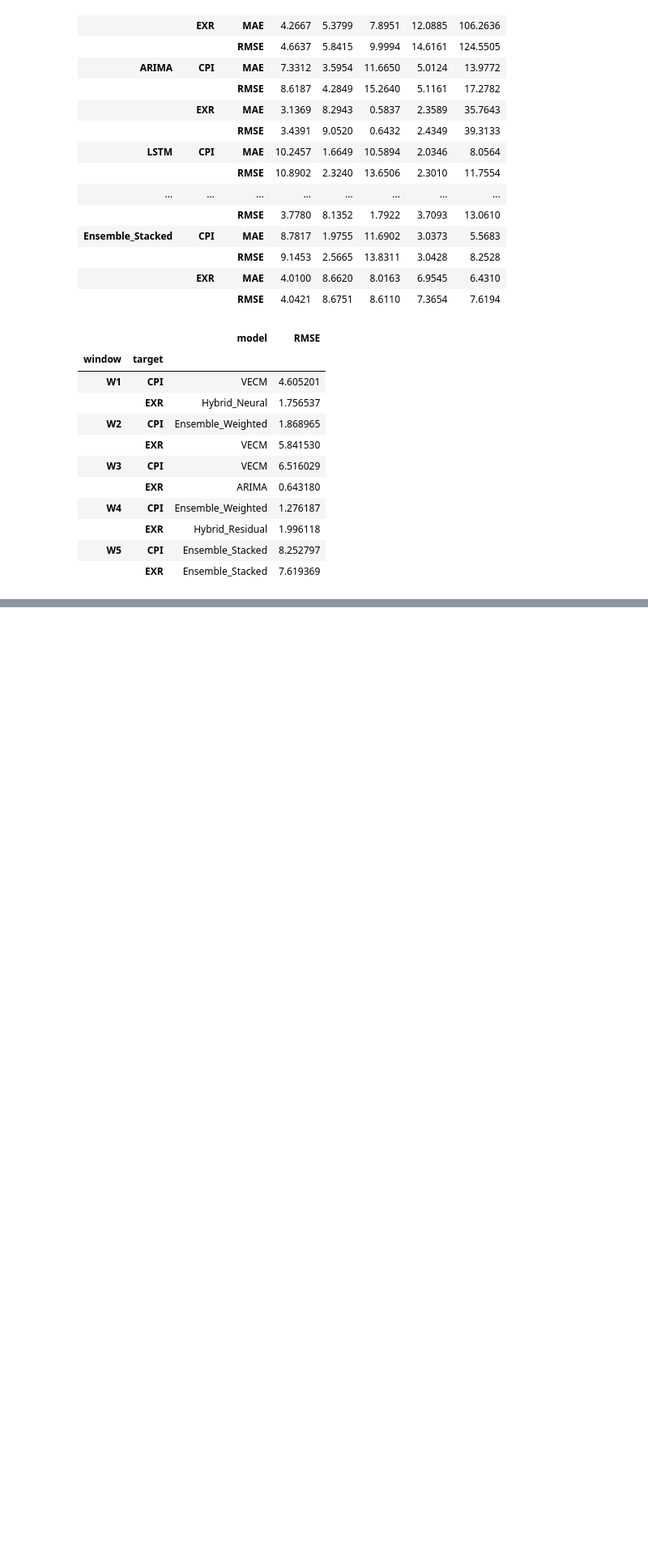
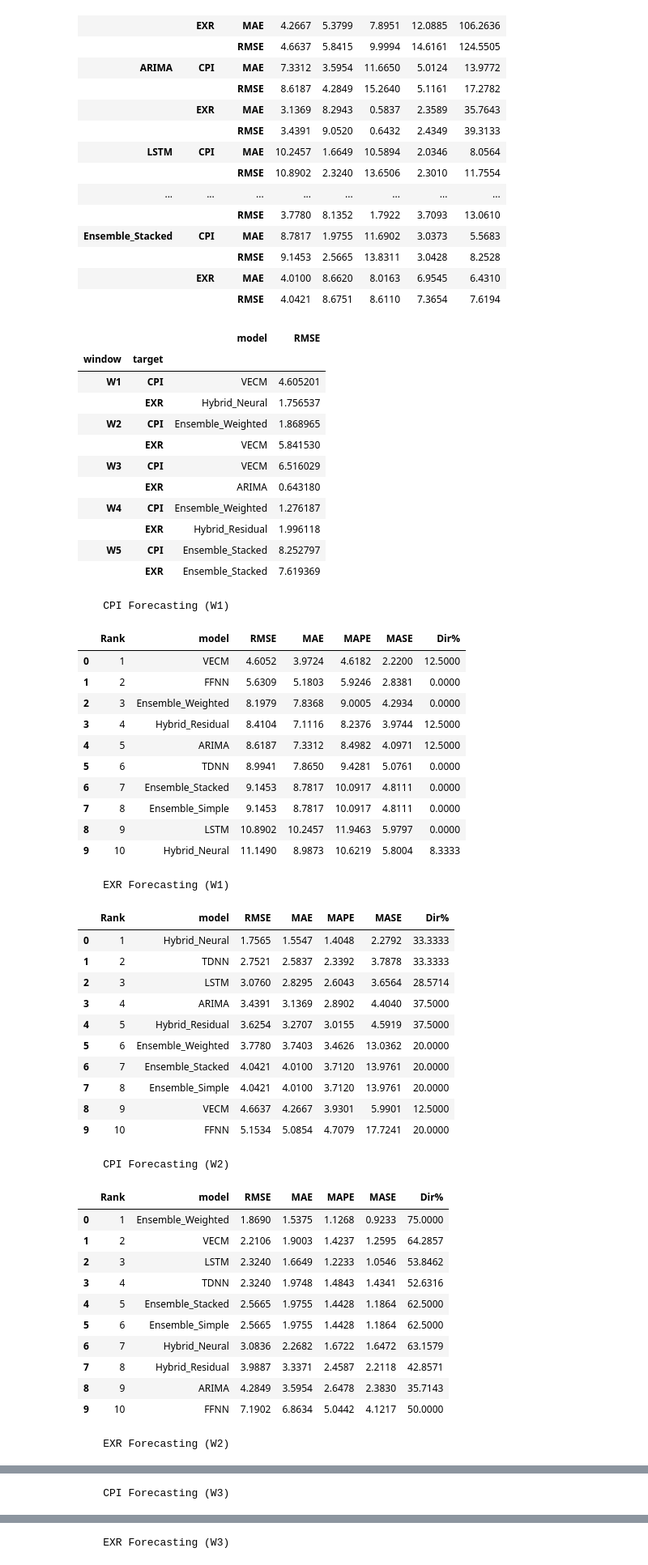
Before and after one commit to SahanThemiya/MonetaryTransmission-, a Jupyter notebook: project/notebooks/09_model_comparison.ipynb, the cells around one changed output, grey strips where cells are left out. Shown at 81% size. Saved outputs shown, nothing was run; the diff lists cells and outputs as text; code cells hidden in the pictures; blank space fills up the shorter version.

```diff
--- a/project/notebooks/09_model_comparison.ipynb
+++ b/project/notebooks/09_model_comparison.ipynb
@@ -108,0 +178,54 @@ best_by_window.to_csv("../results/best_model_by_window.csv")
+# %%
+def ranked_table(extended_metrics: pd.DataFrame, window: str, target: str) -> pd.DataFrame:
+    """Rank models by RMSE for one window/target."""
+    sub = extended_metrics[(extended_metrics["window"] == window) & (extended_metrics["target"] == target)]
+    sub = sub.sort_values("RMSE").reset_index(drop=True)
+    sub.insert(0, "Rank", sub.index + 1)
+    return sub[["Rank", "model", "RMSE", "MAE", "MAPE", "MASE", "Dir%"]].round(4)
+
+
+WINDOWS = ["W1", "W2", "W3", "W4", "W5"]
+TARGETS = ["CPI", "EXR"]
+
+for window in WINDOWS:
+    for target in TARGETS:
+        print(f"    {target} Forecasting ({window})    ")
+        display(ranked_table(extended_metrics, window, target))
+# %% [output]
+    CPI Forecasting (W1)
+|  | Rank | model | RMSE | MAE | MAPE | MASE | Dir% |
+| 0 | 1 | VECM | 4.6052 | 3.9724 | 4.6182 | 2.2200 | 12.5000 |
+| 1 | 2 | FFNN | 5.6309 | 5.1803 | 5.9246 | 2.8381 | 0.0000 |
+| 2 | 3 | Ensemble_Weighted | 8.1979 | 7.8368 | 9.0005 | 4.2934 | 0.0000 |
+| 3 | 4 | Hybrid_Residual | 8.4104 | 7.1116 | 8.2376 | 3.9744 | 12.5000 |
+| 4 | 5 | ARIMA | 8.6187 | 7.3312 | 8.4982 | 4.0971 | 12.5000 |
+| 5 | 6 | TDNN | 8.9941 | 7.8650 | 9.4281 | 5.0761 | 0.0000 |
+| 6 | 7 | Ensemble_Stacked | 9.1453 | 8.7817 | 10.0917 | 4.8111 | 0.0000 |
+| 7 | 8 | Ensemble_Simple | 9.1453 | 8.7817 | 10.0917 | 4.8111 | 0.0000 |
+| 8 | 9 | LSTM | 10.8902 | 10.2457 | 11.9463 | 5.9797 | 0.0000 |
+| 9 | 10 | Hybrid_Neural | 11.1490 | 8.9873 | 10.6219 | 5.8004 | 8.3333 |
+    EXR Forecasting (W1)
+|  | Rank | model | RMSE | MAE | MAPE | MASE | Dir% |
+| 0 | 1 | Hybrid_Neural | 1.7565 | 1.5547 | 1.4048 | 2.2792 | 33.3333 |
+| 1 | 2 | TDNN | 2.7521 | 2.5837 | 2.3392 | 3.7878 | 33.3333 |
+| 2 | 3 | LSTM | 3.0760 | 2.8295 | 2.6043 | 3.6564 | 28.5714 |
+| 3 | 4 | ARIMA | 3.4391 | 3.1369 | 2.8902 | 4.4040 | 37.5000 |
+| 4 | 5 | Hybrid_Residual | 3.6254 | 3.2707 | 3.0155 | 4.5919 | 37.5000 |
+| 5 | 6 | Ensemble_Weighted | 3.7780 | 3.7403 | 3.4626 | 13.0362 | 20.0000 |
+| 6 | 7 | Ensemble_Stacked | 4.0421 | 4.0100 | 3.7120 | 13.9761 | 20.0000 |
+| 7 | 8 | Ensemble_Simple | 4.0421 | 4.0100 | 3.7120 | 13.9761 | 20.0000 |
+| 8 | 9 | VECM | 4.6637 | 4.2667 | 3.9301 | 5.9901 | 12.5000 |
+| 9 | 10 | FFNN | 5.1534 | 5.0854 | 4.7079 | 17.7241 | 20.0000 |
+    CPI Forecasting (W2)
+|  | Rank | model | RMSE | MAE | MAPE | MASE | Dir% |
+| 0 | 1 | Ensemble_Weighted | 1.8690 | 1.5375 | 1.1268 | 0.9233 | 75.0000 |
+| 1 | 2 | VECM | 2.2106 | 1.9003 | 1.4237 | 1.2595 | 64.2857 |
+| 2 | 3 | LSTM | 2.3240 | 1.6649 | 1.2233 | 1.0546 | 53.8462 |
+| 3 | 4 | TDNN | 2.3240 | 1.9748 | 1.4843 | 1.4341 | 52.6316 |
+| 4 | 5 | Ensemble_Stacked | 2.5665 | 1.9755 | 1.4428 | 1.1864 | 62.5000 |
+| 5 | 6 | Ensemble_Simple | 2.5665 | 1.9755 | 1.4428 | 1.1864 | 62.5000 |
+| 6 | 7 | Hybrid_Neural | 3.0836 | 2.2682 | 1.6722 | 1.6472 | 63.1579 |
+| 7 | 8 | Hybrid_Residual | 3.9887 | 3.3371 | 2.4587 | 2.2118 | 42.8571 |
+| 8 | 9 | ARIMA | 4.2849 | 3.5954 | 2.6478 | 2.3830 | 35.7143 |
+| 9 | 10 | FFNN | 7.1902 | 6.8634 | 5.0442 | 4.1217 | 50.0000 |
+    EXR Forecasting (W2)
@@ -108,0 +243 @@ best_by_window.to_csv("../results/best_model_by_window.csv")
+    CPI Forecasting (W3)
@@ -108,0 +255 @@ best_by_window.to_csv("../results/best_model_by_window.csv")
+    EXR Forecasting (W3)
```
Also changed, not shown: parts of 8 cells of this notebook.
